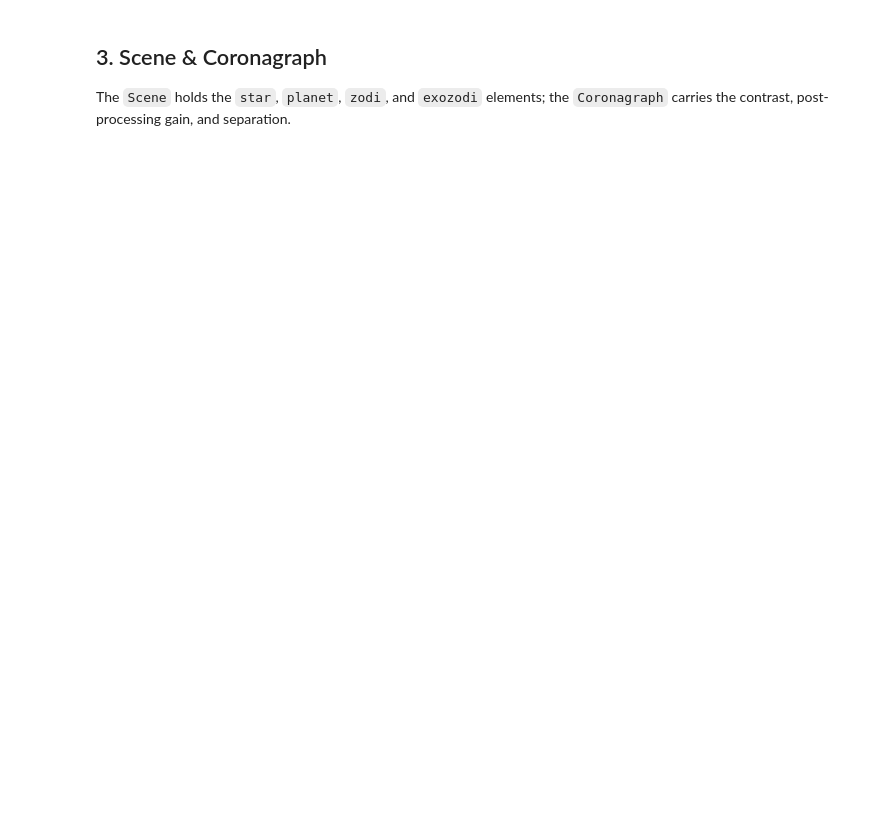
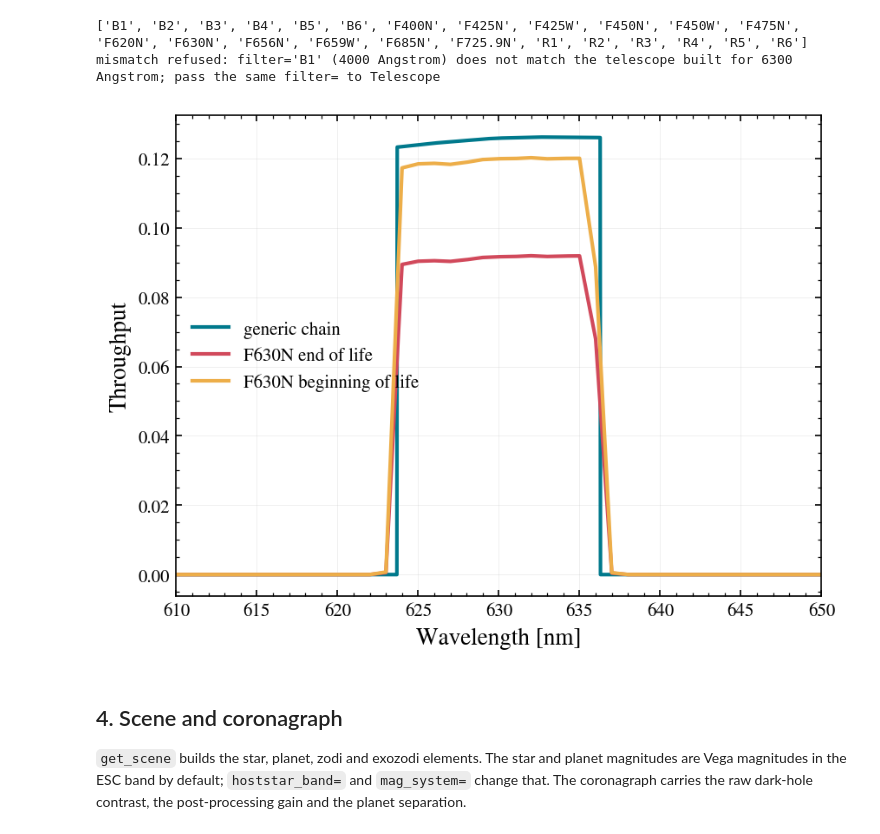
Before and after one commit to schmidt-observatories/esc-etc, a Jupyter notebook: notebooks/02_components_and_parameters.ipynb, the cells around one changed output. Drawn from its saved outputs; the diff is of its cells as text; code cells hidden in the pictures; blank space fills up the shorter version.

```diff
--- a/notebooks/02_components_and_parameters.ipynb
+++ b/notebooks/02_components_and_parameters.ipynb
@@ -47,7 +65,24 @@ sanity OK: num_psf_pixels * plate_scale**2 == resel
+# %%
+print(sorted(FILTERS))
+
+fig, ax = plt.subplots()
+Simulation.from_default().plot_bandpass(ax=ax, label='generic chain')
+Simulation.from_default(filter='F630N', lifetime='eol').plot_bandpass(ax=ax, label='F630N end of life')
+Simulation.from_default(filter='F630N', lifetime='bol').plot_bandpass(ax=ax, label='F630N beginning of life')
+ax.set_xlim(610, 650);
+
+try:
+    Sensor.from_default(Telescope.from_default(), filter='B1')
+except ValueError as err:
+    print('mismatch refused:', err)
+# %% [output]
+['B1', 'B2', 'B3', 'B4', 'B5', 'B6', 'F400N', 'F425N', 'F425W', 'F450N', 'F450W', 'F475N', 'F620N', 'F630N', 'F656N', 'F659W', 'F685N', 'F725.9N', 'R1', 'R2', 'R3', 'R4', 'R5', 'R6']
+mismatch refused: filter='B1' (4000 Angstrom) does not match the telescope built for 6300 Angstrom; pass the same filter= to Telescope
+[figure, added]
 # %% [markdown]
-## 3. Scene & Coronagraph
+## 4. Scene and coronagraph
 
-The `Scene` holds the `star`, `planet`, `zodi`, and `exozodi` elements; the `Coronagraph` carries the contrast, post-processing gain, and separation.
+`get_scene` builds the star, planet, zodi and exozodi elements. The star and planet magnitudes are Vega magnitudes in the ESC band by default; `hoststar_band=` and `mag_system=` change that. The coronagraph carries the raw dark-hole contrast, the post-processing gain and the planet separation.
 # %%
 scene = get_scene(t, hoststarmag=-0.353, planetdeltamag=20, bg_flux=22.5, exobg_flux=21)
 c = Coronagraph.from_default(t, raw_dh_contrast=1e-8, ppgain=10, separation=0.4)
```
Also changed, not shown: parts of 21 cells of this notebook, 7 other files.
